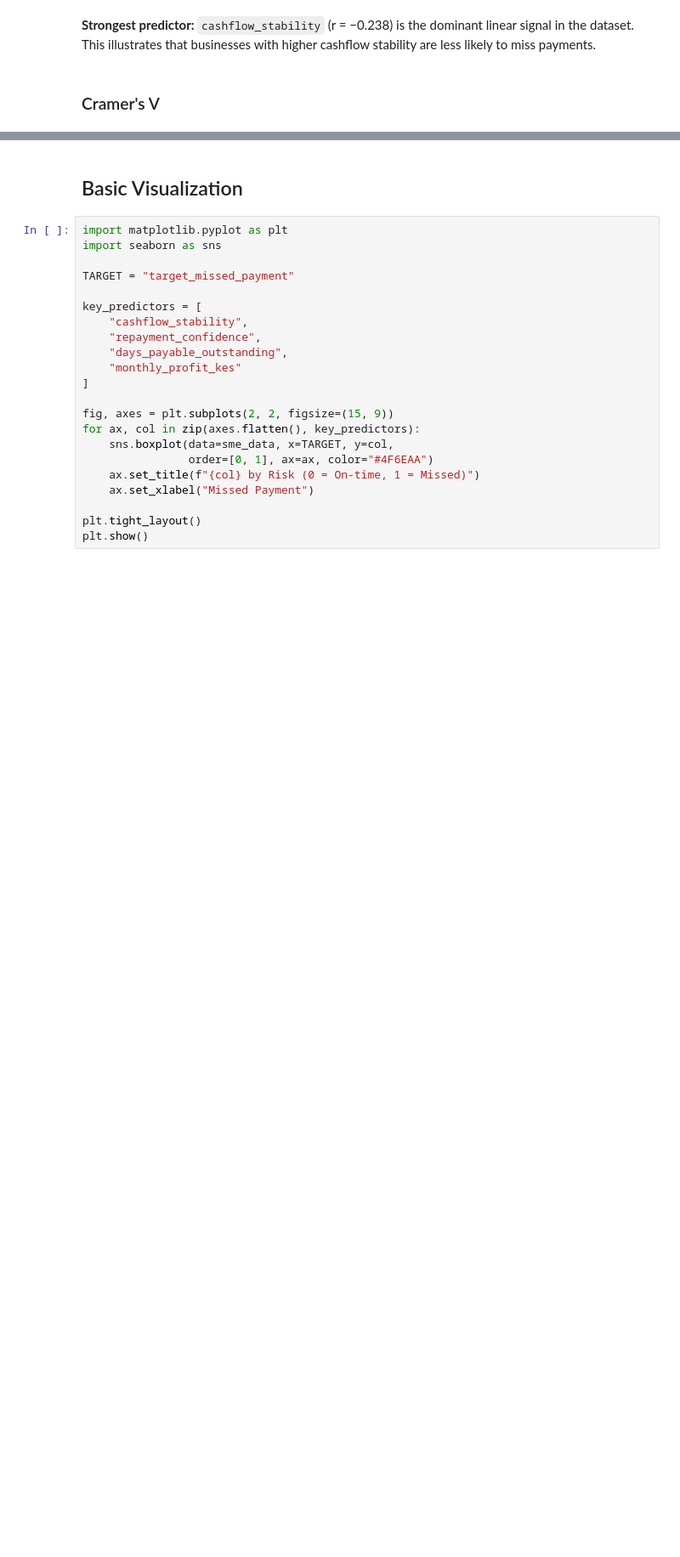
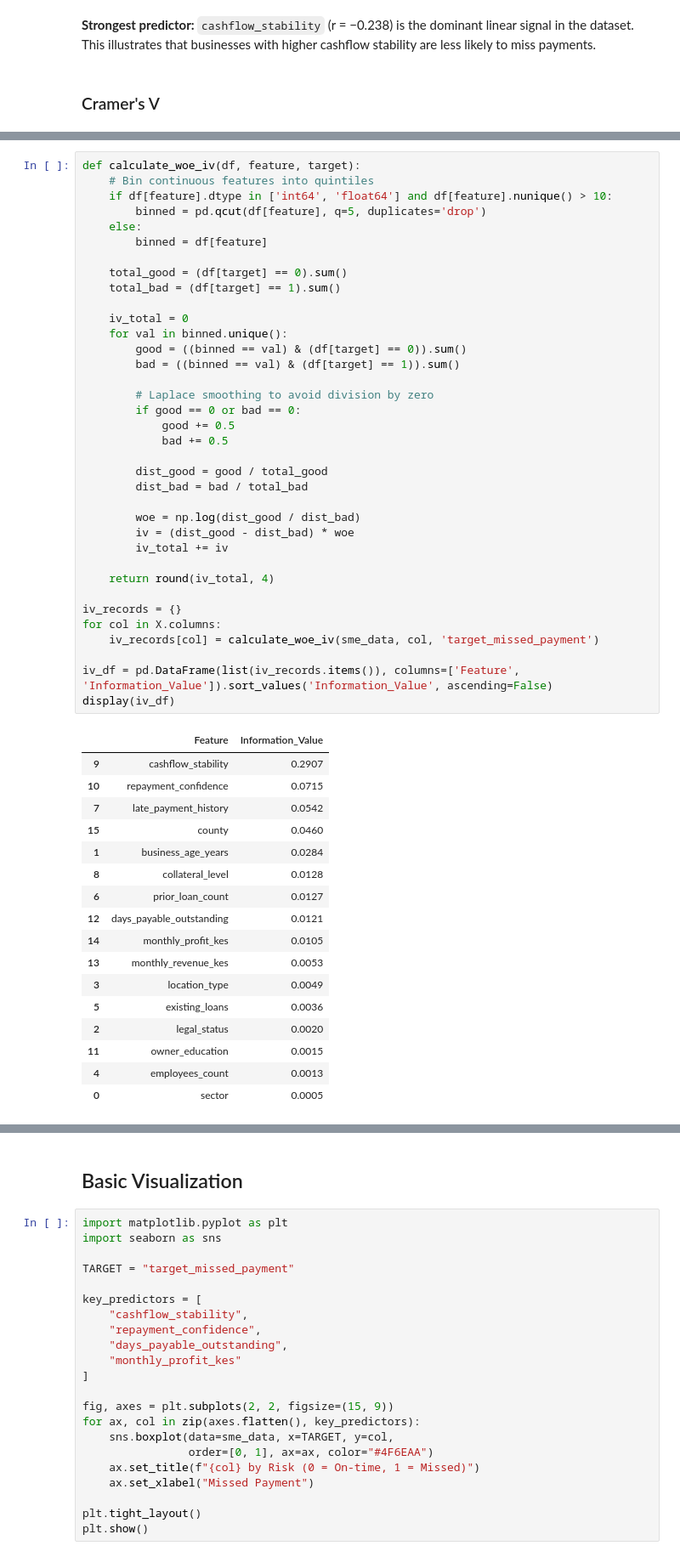
Before and after one commit to Zard3017/CreditScoring_system, a Jupyter notebook: notebooks/credit_scoring.ipynb, the cells around one changed output, grey strips where cells are left out. Shown at 85% size. Saved outputs shown, nothing was run; the diff lists cells and outputs as text; blank space fills up the shorter version.

```diff
--- a/notebooks/credit_scoring.ipynb
+++ b/notebooks/credit_scoring.ipynb
@@ -451,0 +467,54 @@ Cramér's V with target:
+# %%
+def calculate_woe_iv(df, feature, target):
+    # Bin continuous features into quintiles
+    if df[feature].dtype in ['int64', 'float64'] and df[feature].nunique() > 10:
+        binned = pd.qcut(df[feature], q=5, duplicates='drop')
+    else:
+        binned = df[feature]
+
+    total_good = (df[target] == 0).sum()
+    total_bad = (df[target] == 1).sum()
+
+    iv_total = 0
+    for val in binned.unique():
+        good = ((binned == val) & (df[target] == 0)).sum()
+        bad = ((binned == val) & (df[target] == 1)).sum()
+
+        # Laplace smoothing to avoid division by zero
+        if good == 0 or bad == 0:
+            good += 0.5
+            bad += 0.5
+
+        dist_good = good / total_good
+        dist_bad = bad / total_bad
+
+        woe = np.log(dist_good / dist_bad)
+        iv = (dist_good - dist_bad) * woe
+        iv_total += iv
+
+    return round(iv_total, 4)
+
+iv_records = {}
+for col in X.columns:
+    iv_records[col] = calculate_woe_iv(sme_data, col, 'target_missed_payment')
+
+iv_df = pd.DataFrame(list(iv_records.items()), columns=['Feature', 'Information_Value']).sort_values('Information_Value', ascending=False)
+display(iv_df)
+# %% [output]
+|  | Feature | Information_Value |
+| 9 | cashflow_stability | 0.2907 |
+| 10 | repayment_confidence | 0.0715 |
+| 7 | late_payment_history | 0.0542 |
+| 15 | county | 0.0460 |
+| 1 | business_age_years | 0.0284 |
+| 8 | collateral_level | 0.0128 |
+| 6 | prior_loan_count | 0.0127 |
+| 12 | days_payable_outstanding | 0.0121 |
+| 14 | monthly_profit_kes | 0.0105 |
+| 13 | monthly_revenue_kes | 0.0053 |
+| 3 | location_type | 0.0049 |
+| 5 | existing_loans | 0.0036 |
+| 2 | legal_status | 0.0020 |
+| 11 | owner_education | 0.0015 |
+| 4 | employees_count | 0.0013 |
+| 0 | sector | 0.0005 |
```
Also changed, not shown: parts of 13 cells of this notebook.
